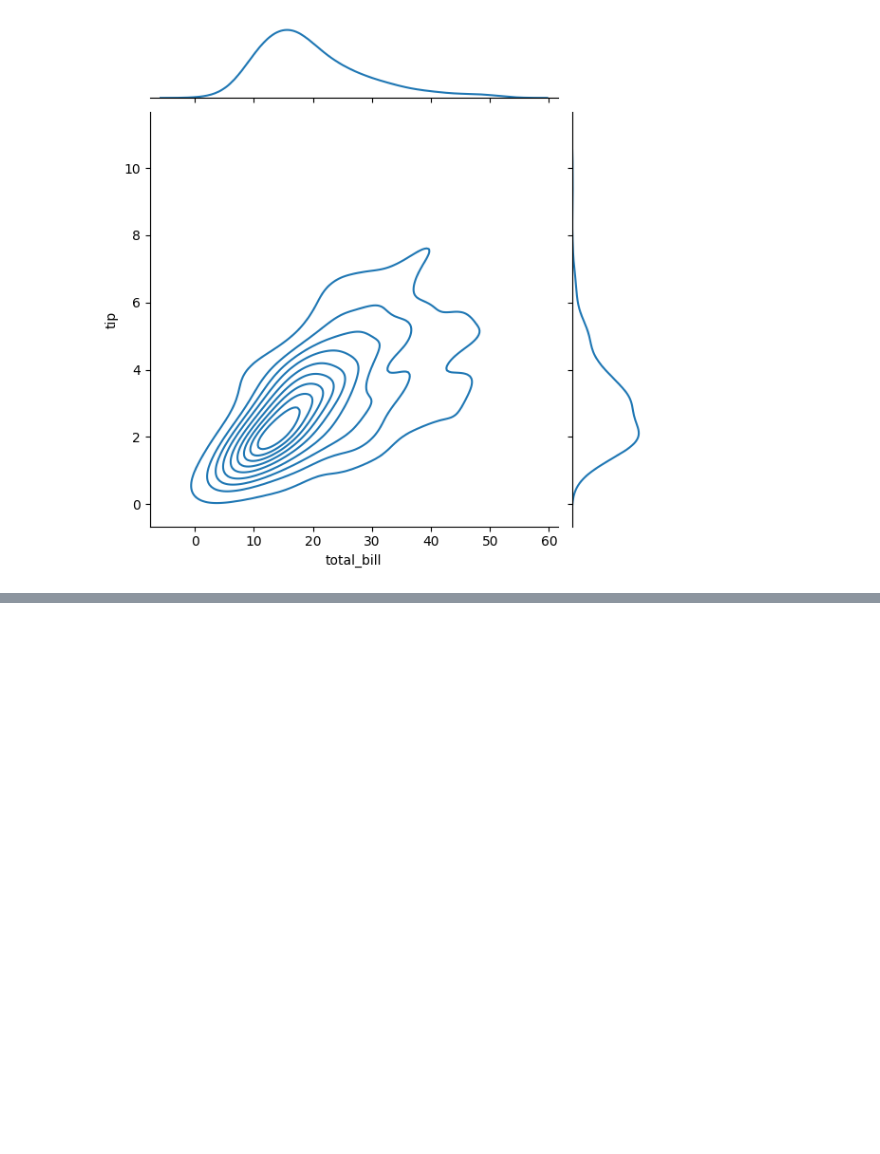
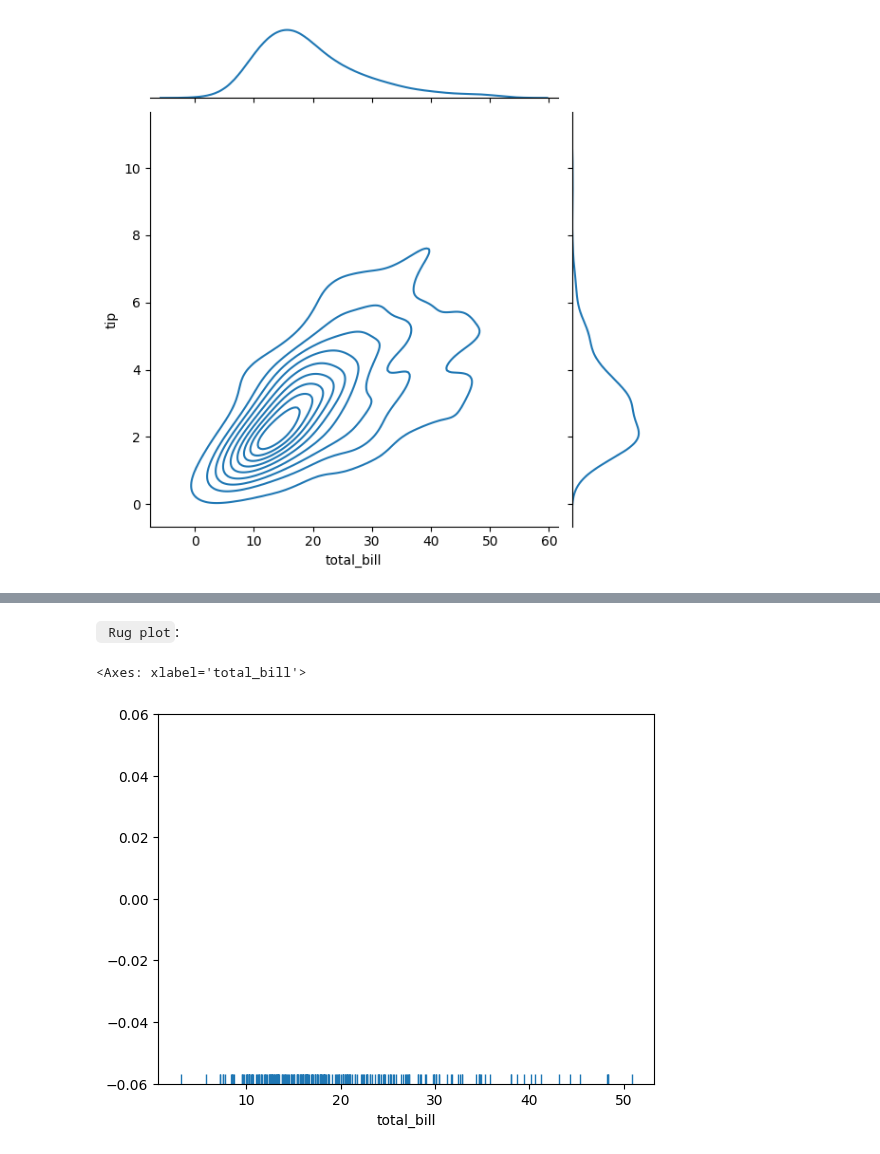
Before and after one commit to ds-mohit/Practice, a Jupyter notebook: Data Visualization/Seaborn_library/Distributionplot.ipynb, the cells around one changed output, grey strips where cells are left out. Cells and saved outputs as stored; diff of their text form; code cells hidden in the pictures; blank space fills up the shorter version.

````diff
--- a/Data Visualization/Seaborn_library/Distributionplot.ipynb
+++ b/Data Visualization/Seaborn_library/Distributionplot.ipynb
@@ -44,0 +52,7 @@ sns.jointplot(x='total_bill',y='tip',data=df,kind='kde')
+# %% [markdown]
+``` Rug plot```:
+# %%
+sns.rugplot(df["total_bill"])
+# %% [output]
+<Axes: xlabel='total_bill'>
+[figure, added]
````
Also changed, not shown: parts of 2 cells of this notebook.
